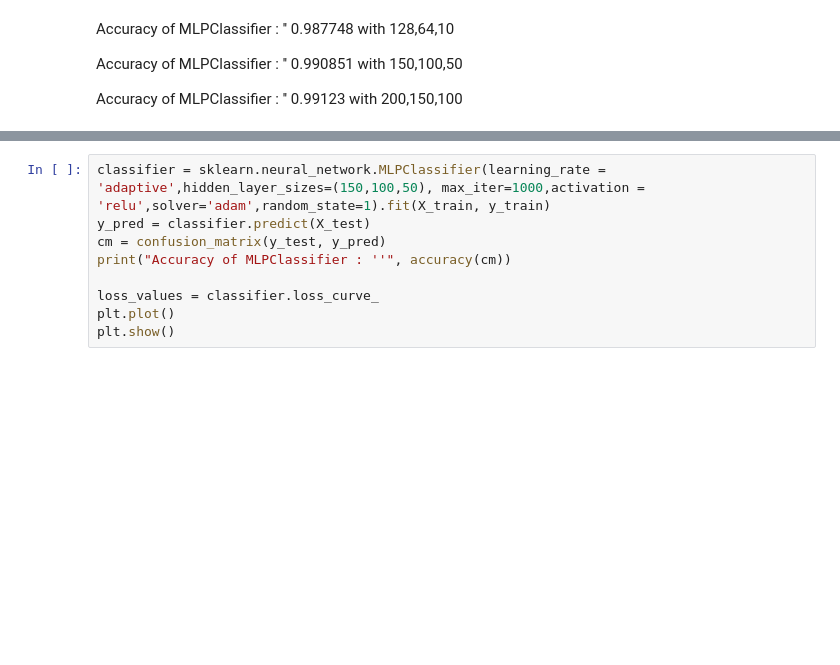
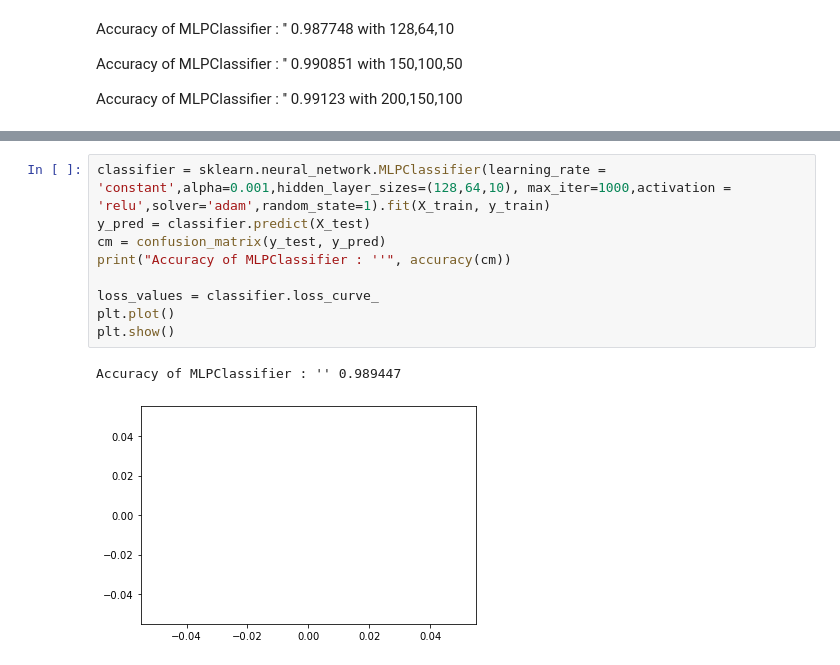
Before and after one commit to FebrianFrancione/Project-Poker, a Jupyter notebook: Poker Dataset/PokerHandsClassifications.ipynb, the cells around one changed output, grey strips where cells are left out. Drawn from its saved outputs; the diff is of its cells as text; blank space fills up the shorter version.

```diff
--- a/Poker Dataset/PokerHandsClassifications.ipynb
+++ b/Poker Dataset/PokerHandsClassifications.ipynb
@@ -412,9 +430,12 @@ plt.show()
 # %%
-classifier = sklearn.neural_network.MLPClassifier(learning_rate = 'adaptive',hidden_layer_sizes=(150,100,50), max_iter=1000,activation = 'relu',solver='adam',random_state=1).fit(X_train, y_train)
+classifier = sklearn.neural_network.MLPClassifier(learning_rate = 'constant',alpha=0.001,hidden_layer_sizes=(128,64,10), max_iter=1000,activation = 'relu',solver='adam',random_state=1).fit(X_train, y_train)
 y_pred = classifier.predict(X_test)
 cm = confusion_matrix(y_test, y_pred)
 print("Accuracy of MLPClassifier : ''", accuracy(cm))
 
 loss_values = classifier.loss_curve_
 plt.plot()
 plt.show()
+# %% [output]
+Accuracy of MLPClassifier : '' 0.989447
+[figure, added]
```
Also changed, not shown: parts of 22 cells of this notebook.
